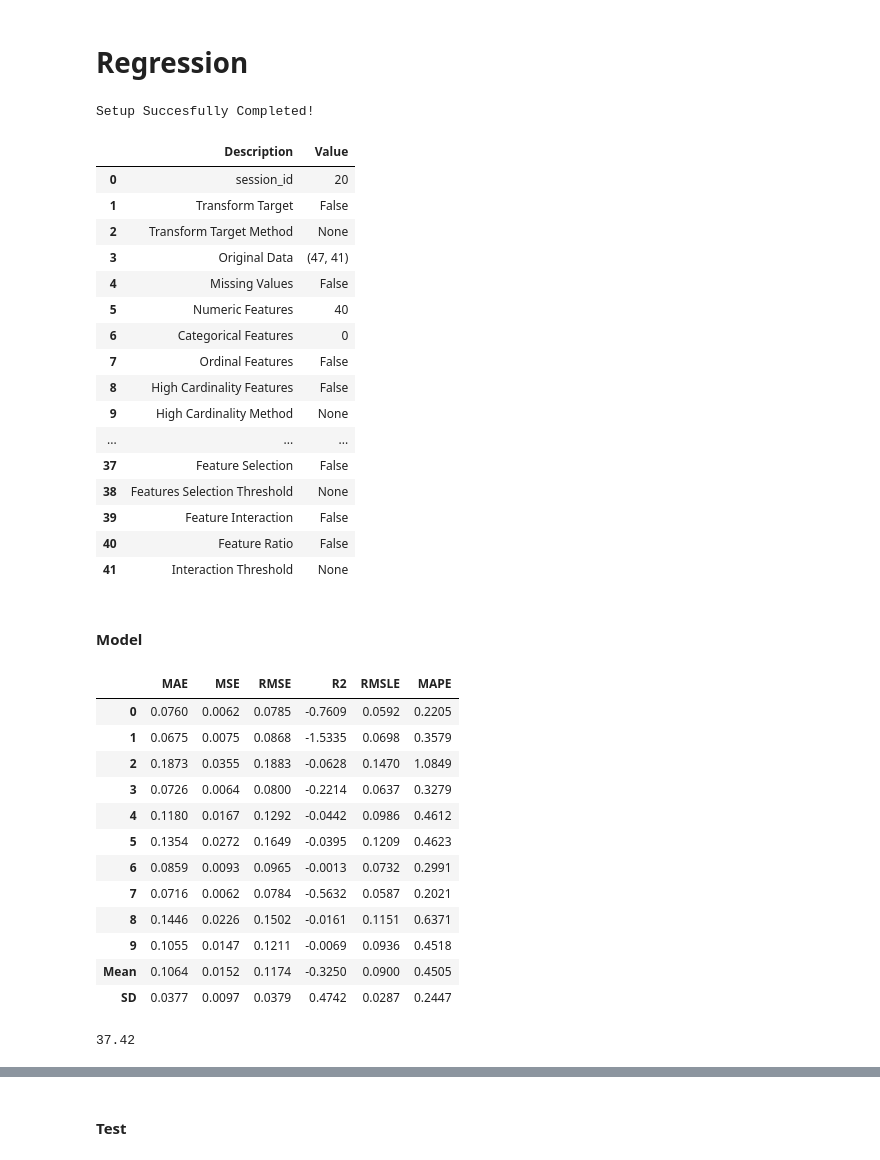
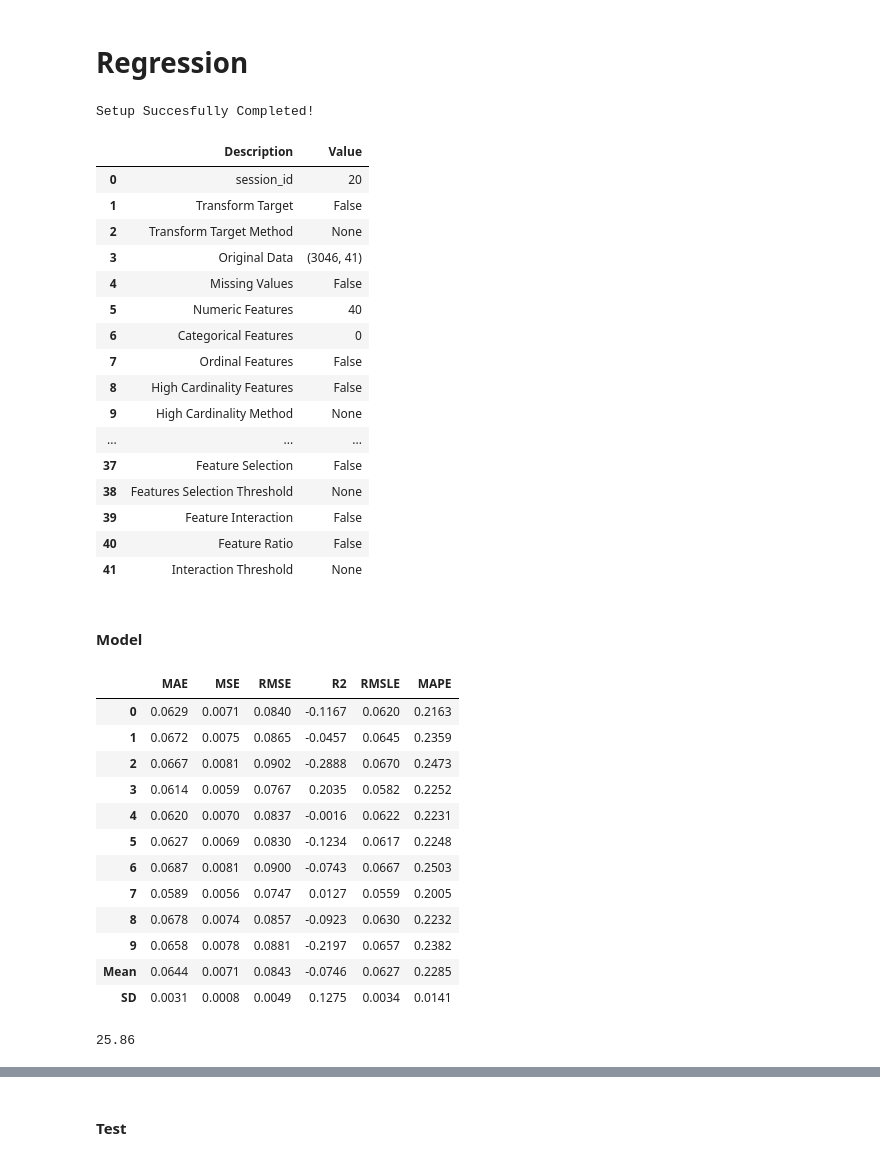
Before and after one commit to negargolestani/kinect_motion_tracking, a Jupyter notebook: regression_ml.ipynb, the cells around one changed output, grey strips where cells are left out. Cells and saved outputs as stored; diff of their text form; code cells hidden in the pictures.

```diff
--- a/regression_ml.ipynb
+++ b/regression_ml.ipynb
@@ -39,14 +39,14 @@ dataset_name = 'dataset_02'
 target = 'distance_1'
 features = 'rssi'
 win_size = 20
-step_size_ratio = 20
+step_size_ratio = .2
 
 # Tarining
-file_names_range = np.arange(25)
+file_names_range = np.arange(5,30)
 data = get_data( dataset_name, file_names_range, target, features, win_size=win_size, step_size_ratio=step_size_ratio )
 
 # Test
-file_names_range = np.arange(25,30)
+file_names_range = np.arange(5)
 data_unseen = get_data( dataset_name, file_names_range, target, features, win_size=win_size, step_size_ratio=step_size_ratio )
 
 display(data)
@@ -73,7 +68,7 @@ display(data)
 # Regression
 # %%
 exp_reg = setup(data,
-#                 train_size = .9,
+                train_size = .95,
                 target = 'target',
                 normalize = True,
                 session_id = 20
@@ -84,7 +79,7 @@ Setup Succesfully Completed!
 | 0 | session_id | 20 |
 | 1 | Transform Target | False |
 | 2 | Transform Target Method | None |
-| 3 | Original Data | (47, 41) |
+| 3 | Original Data | (3046, 41) |
 | 4 | Missing Values | False |
 | 5 | Numeric Features | 40 |
 | 6 | Categorical Features | 0 |
@@ -100,26 +95,26 @@ Setup Succesfully Completed!
 # %% [markdown]
 #### Model
 # %%
-model = tune_model('lightgbm')
+model = tune_model('xgboost')
 # model = create_model('rf')
 
 NRMSE = round(exp_reg[-1][-1][-1].RMSE.Mean / np.mean(data.target) * 100, 2)
 print(NRMSE)
 # %% [output]
 |  | MAE | MSE | RMSE | R2 | RMSLE | MAPE |
-| 0 | 0.0760 | 0.0062 | 0.0785 | -0.7609 | 0.0592 | 0.2205 |
-| 1 | 0.0675 | 0.0075 | 0.0868 | -1.5335 | 0.0698 | 0.3579 |
-| 2 | 0.1873 | 0.0355 | 0.1883 | -0.0628 | 0.1470 | 1.0849 |
-| 3 | 0.0726 | 0.0064 | 0.0800 | -0.2214 | 0.0637 | 0.3279 |
-| 4 | 0.1180 | 0.0167 | 0.1292 | -0.0442 | 0.0986 | 0.4612 |
-| 5 | 0.1354 | 0.0272 | 0.1649 | -0.0395 | 0.1209 | 0.4623 |
-| 6 | 0.0859 | 0.0093 | 0.0965 | -0.0013 | 0.0732 | 0.2991 |
-| 7 | 0.0716 | 0.0062 | 0.0784 | -0.5632 | 0.0587 | 0.2021 |
-| 8 | 0.1446 | 0.0226 | 0.1502 | -0.0161 | 0.1151 | 0.6371 |
-| 9 | 0.1055 | 0.0147 | 0.1211 | -0.0069 | 0.0936 | 0.4518 |
-| Mean | 0.1064 | 0.0152 | 0.1174 | -0.3250 | 0.0900 | 0.4505 |
-| SD | 0.0377 | 0.0097 | 0.0379 | 0.4742 | 0.0287 | 0.2447 |
+| 0 | 0.0629 | 0.0071 | 0.0840 | -0.1167 | 0.0620 | 0.2163 |
+| 1 | 0.0672 | 0.0075 | 0.0865 | -0.0457 | 0.0645 | 0.2359 |
+| 2 | 0.0667 | 0.0081 | 0.0902 | -0.2888 | 0.0670 | 0.2473 |
+| 3 | 0.0614 | 0.0059 | 0.0767 | 0.2035 | 0.0582 | 0.2252 |
+| 4 | 0.0620 | 0.0070 | 0.0837 | -0.0016 | 0.0622 | 0.2231 |
+| 5 | 0.0627 | 0.0069 | 0.0830 | -0.1234 | 0.0617 | 0.2248 |
+| 6 | 0.0687 | 0.0081 | 0.0900 | -0.0743 | 0.0667 | 0.2503 |
+| 7 | 0.0589 | 0.0056 | 0.0747 | 0.0127 | 0.0559 | 0.2005 |
+| 8 | 0.0678 | 0.0074 | 0.0857 | -0.0923 | 0.0630 | 0.2232 |
+| 9 | 0.0658 | 0.0078 | 0.0881 | -0.2197 | 0.0657 | 0.2382 |
+| Mean | 0.0644 | 0.0071 | 0.0843 | -0.0746 | 0.0627 | 0.2285 |
+| SD | 0.0031 | 0.0008 | 0.0049 | 0.1275 | 0.0034 | 0.0141 |
-37.42
+25.86
 # %%
 # plot_model(model, plot='error')
 # plot_model(model, plot='feature')
```
Also changed, not shown: parts of 8 cells of this notebook, 2 other files.
